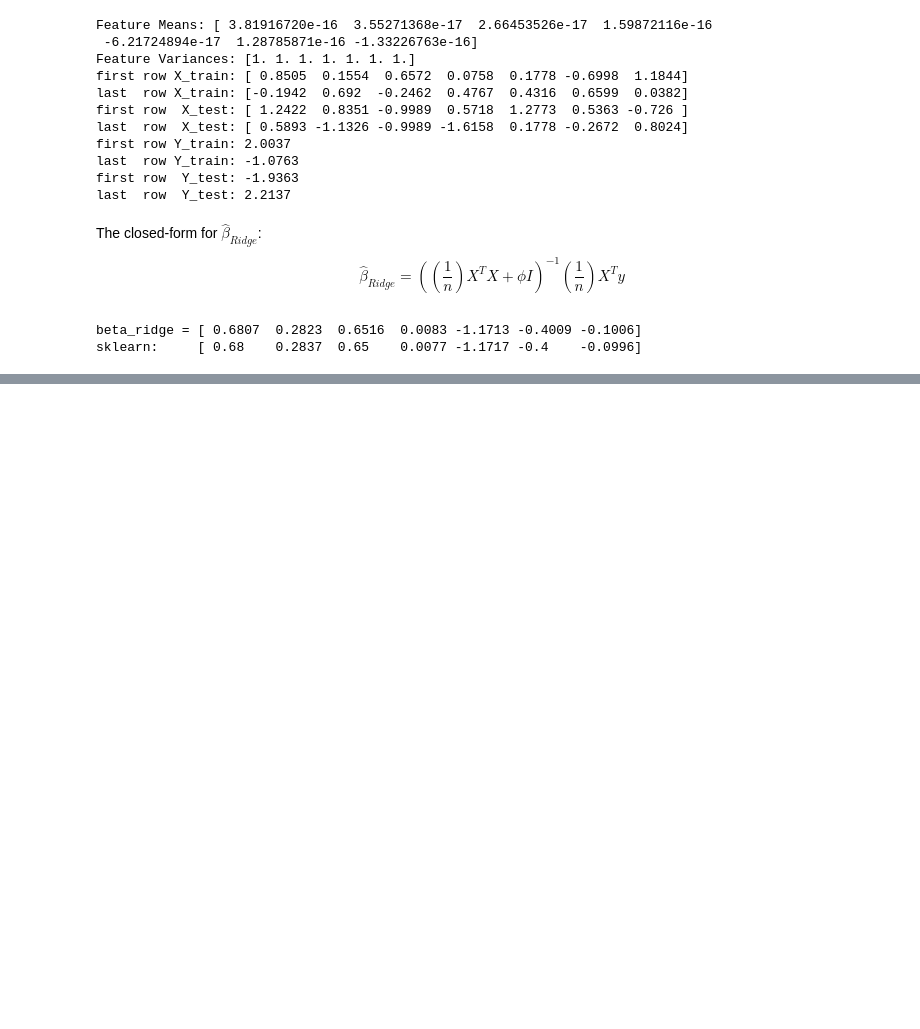
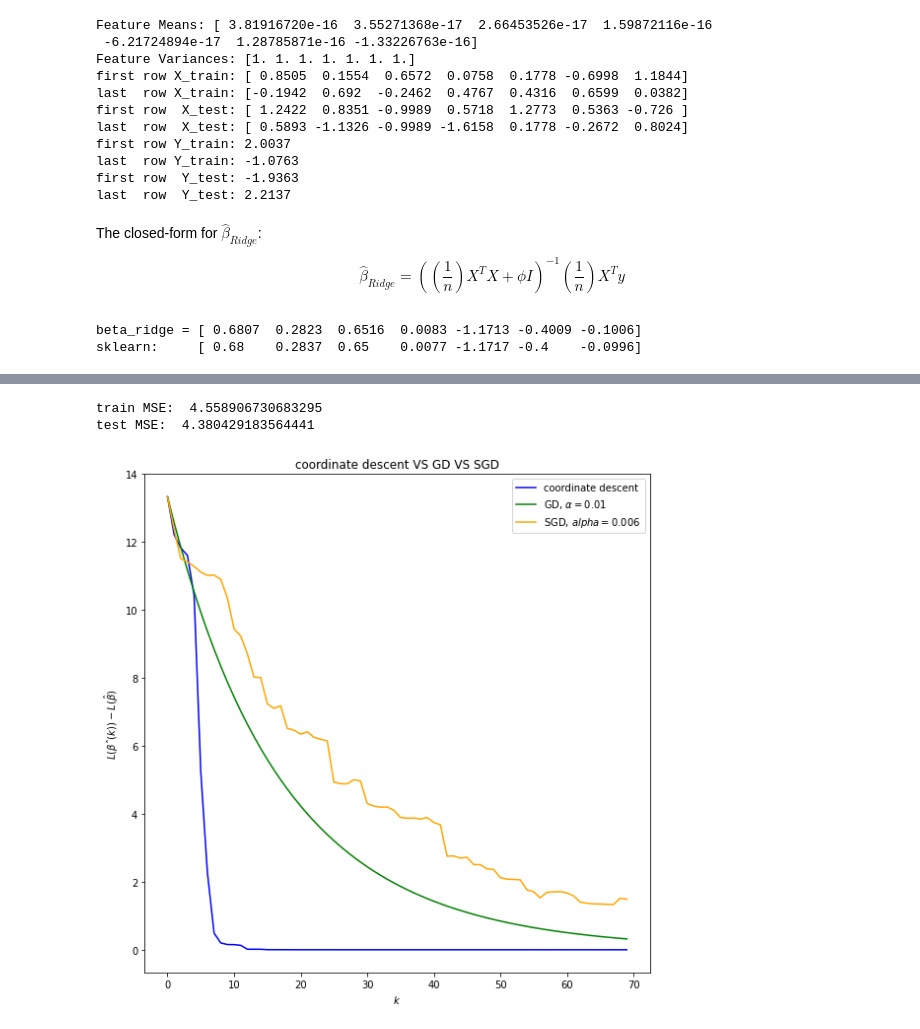
Before and after one commit to FreemanX/Machine-Learning-Notes, a Jupyter notebook: N05_OptimizationMethods.ipynb, the cells around one changed output, grey strips where cells are left out. Drawn from its saved outputs; the diff is of its cells as text; code cells hidden in the pictures; blank space fills up the shorter version.

```diff
--- a/N05_OptimizationMethods.ipynb
+++ b/N05_OptimizationMethods.ipynb
@@ -430,0 +605,78 @@ Still approximate the full gradient but using more than a single element as in S
+# %%
+phi = 0.5
+n = X_train.shape[0]
+p = X_train.shape[1]
+n_cycles = 10
+n_iter = n_cycles * p
+beta_star = np.linalg.inv(X_train.T @ X_train + n * phi * np.eye(p)) @ X_train.T @ Y_train
+
+
+def loss(beta, X, y):
+    return (1/n) * np.linalg.norm(y-X@beta)**2 + phi * np.linalg.norm(beta)**2
+
+
+def beta_j_update(j, beta, X, y):
+    n = X.shape[0]
+    Xj = X[:, j]
+    Xmj = np.delete(X, j, axis=1)
+    betaj = beta[j]
+    betamj = np.delete(beta, j)
+
+    num = Xj.T @ (y - Xmj @ betamj)
+    den = n * phi + np.linalg.norm(Xj)**2
+    return num / den
+
+betas = np.zeros((n_iter, p))
+betas[0] = np.ones(p)
+loss_diffs = np.ones(n_iter) * np.inf
+loss_diffs[0] = loss(betas[0], X_train, Y_train) - loss(beta_star, X_train, Y_train)
+
+fig = plt.figure(figsize=(8,8))
+for i in range(n_iter - 1):
+    idx = i % p
+    betas[i+1] = betas[i]
+    betas[i+1][idx] = beta_j_update(idx, betas[i+1], X_train, Y_train)
+    loss_diffs[i+1] = loss(betas[i+1], X_train, Y_train) - loss(beta_star, X_train, Y_train)
+
+plt.plot(np.arange(n_iter), loss_diffs, color='blue', label='coordinate descent')
+print("train MSE: ", MSE(betas[-1], X_train, Y_train))
+print("test MSE: ", MSE(betas[-1], X_test, Y_test))
+
+# GD
+n_epochs = 1000
+alpha = 0.01
+
+betas = np.zeros((n_iter, p))
+betas[0] = np.ones(p)
+loss_diffs_gd = np.ones(n_iter) * np.inf
+loss_diffs_gd[0] = loss(betas[0], X_train, Y_train) - loss(beta_star, X_train, Y_train)
+
+for j in range(1, n_iter):
+    betas[j] = betas[j-1] - alpha * gradient(betas[j-1], X_train, Y_train)
+    loss_diffs_gd[j] = loss(betas[j], X_train, Y_train) - loss(beta_star, X_train, Y_train)
+
+plt.plot(np.arange(n_iter), loss_diffs_gd, color='green', label='GD, $\\alpha =0.01$')
+
+# SGD
+alpha = 0.006
+betas = np.zeros((n_iter, p))
+betas[0] = np.ones(p)
+loss_diffs_sgd = np.ones(n_iter) * np.inf
+loss_diffs_sgd[0] = loss(betas[0], X_train, Y_train) - loss(beta_star, X_train, Y_train)
+for j in range(1, n_iter):
+    idx = j % n
+    betas[j] = betas[j-1] - alpha * gradient_i(betas[j-1], X_train[idx], Y_train[idx])
+    loss_diffs_sgd[j] = loss(betas[j], X_train, Y_train) - loss(beta_star, X_train, Y_train)
+
+plt.plot(np.arange(n_iter), loss_diffs_sgd, color='orange', label=f'SGD, $alpha={alpha}$')
+
+plt.legend()
+plt.title(rf'coordinate descent VS GD VS SGD')
+plt.ylabel(r'$L(\betaˆ{(k)}) - L(\hat{\beta})$')
+plt.xlabel(rf'$k$')
+plt.tight_layout()
+plt.show()
+# %% [output]
+train MSE:  4.558906730683295
+test MSE:  4.380429183564441
+[figure, added]
```
Also changed, not shown: parts of 33 cells of this notebook, 1 other file.
